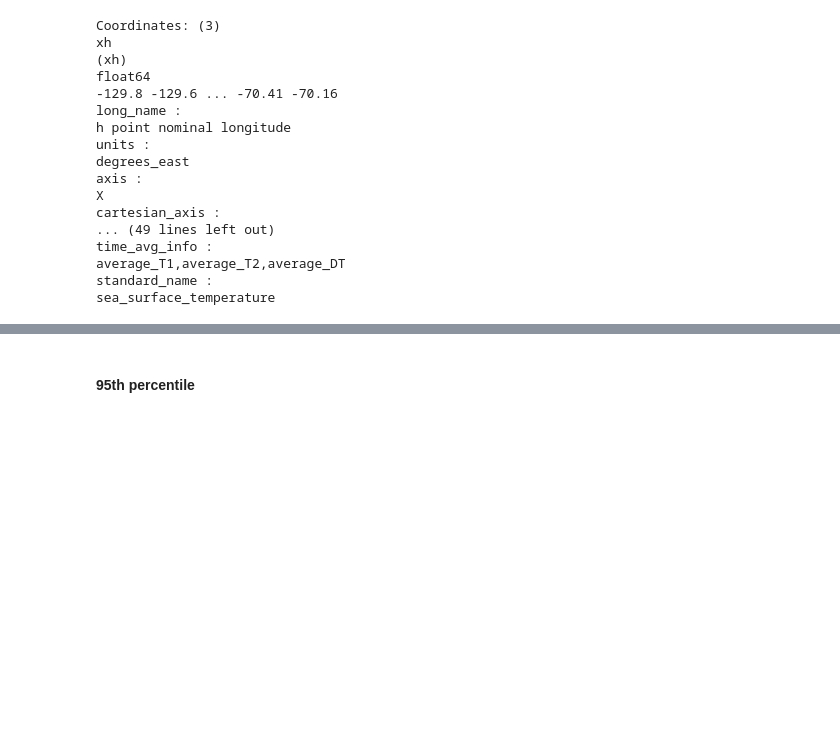
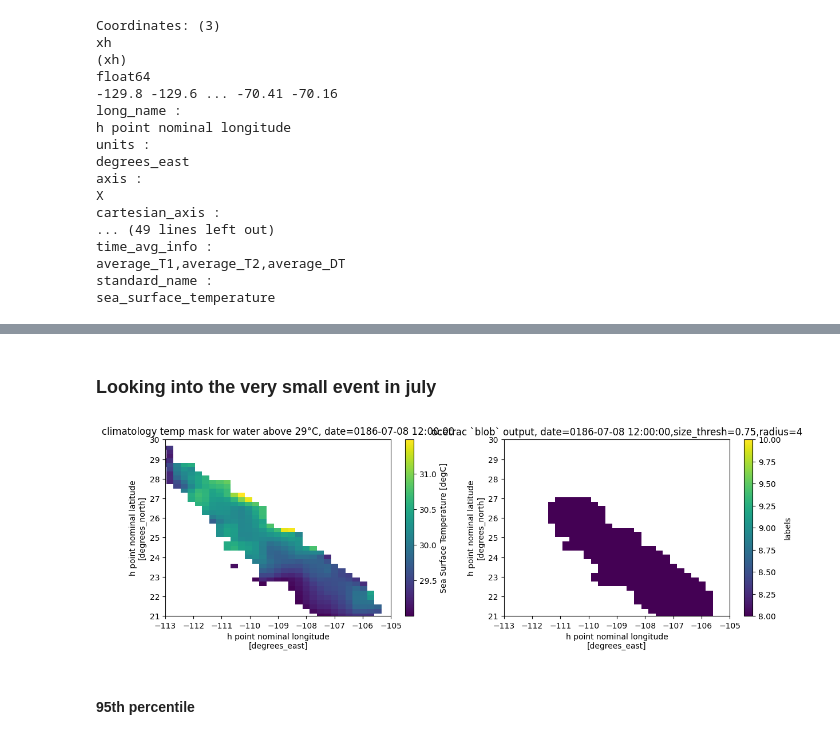
Before and after one commit to marianatorres4/WarmWaterMasses, a Jupyter notebook: notebooks/compute-climatology-test-ocetrac.ipynb, the cells around one changed output, grey strips where cells are left out. Saved outputs shown, nothing was run; the diff lists cells and outputs as text; code cells hidden in the pictures; blank space fills up the shorter version.

```diff
--- a/notebooks/compute-climatology-test-ocetrac.ipynb
+++ b/notebooks/compute-climatology-test-ocetrac.ipynb
@@ -111,3 +107,26 @@ ValueError: No objects were detected. Try changing radius or min_size_quartile p
+# %% [markdown]
+### Looking into the very small event in july
+# %%
+dates="0186-07-08"
+plt.figure(figsize=(14, 4))
+
+plt.subplot(1, 2, 1)
+climatology_dates.sel(time=f"{dates}").where(climatology_dates>29).plot(label="blob output")
+plt.ylim(21,30)
+plt.xlim(-113,-105)
+plt.title(label=f"climatology temp mask for water above 29°C, date={climatology_dates.time.sel(time=dates).values[0]}")
+
+plt.subplot(1, 2, 2)
+
+blobs.sel(time=f"{dates}").plot()
+
+plt.ylim(21,30)
+plt.xlim(-113,-105)
+plt.title(label=f"ocetrac `blob` output, date={blobs.time.sel(time=dates).values[0]},size_thresh={size_thresh},radius={radius}")
+plt.savefig(f"{mt_path}figures/check-ocetrac-v4-hfdfix-{size_thresh}-thresh-{radius}-radius-zoomin.png")
+plt.show()
+# %% [output]
+[figure, added]
 # %%
 #Uncomment to save as .nc file
 #climatology_dates.to_netcdf("/pub/mariant3/WarmWaterMasses/data/climatology/climatology-manso-tos-0186-01-01-0189-12-31.nc")
```
Also changed, not shown: parts of 13 cells of this notebook.
